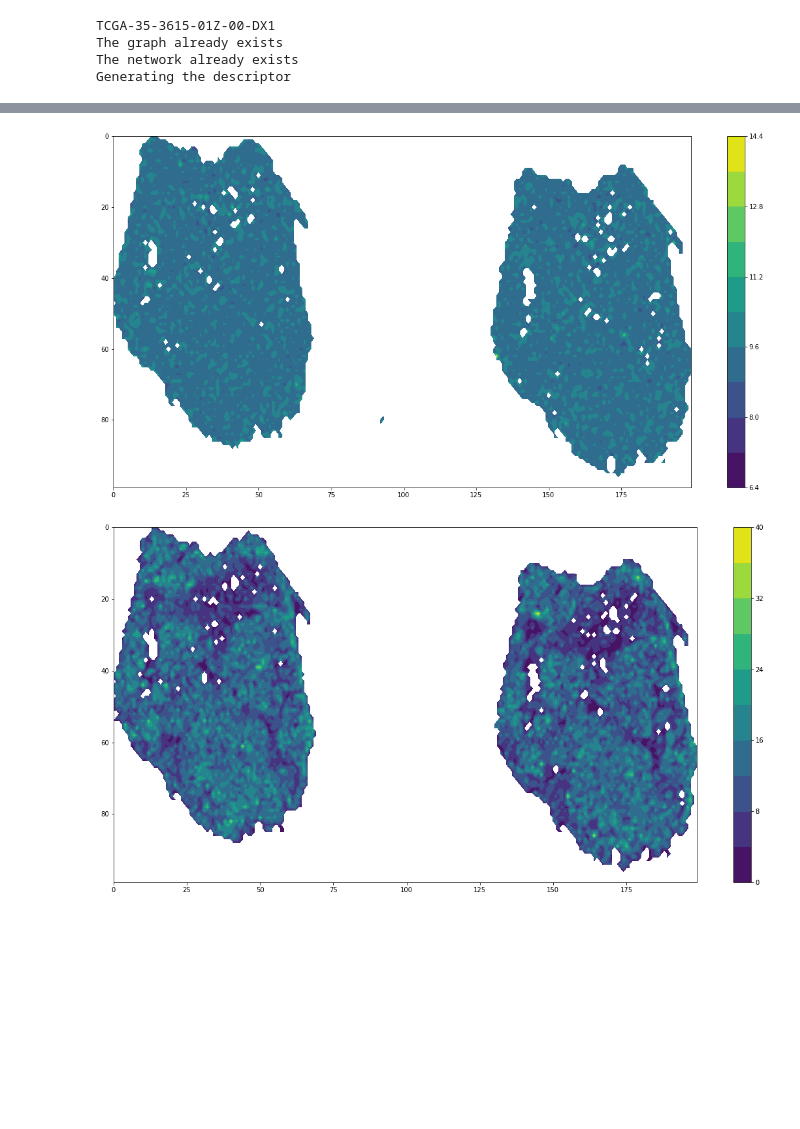
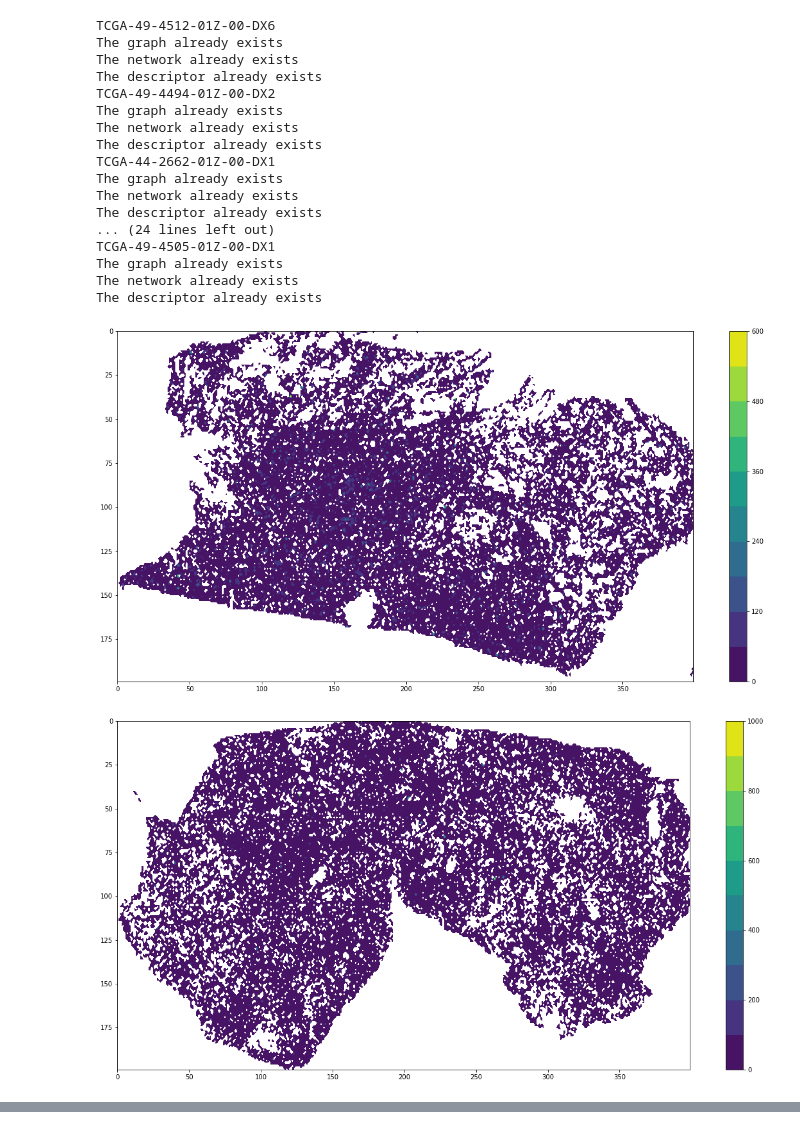
Before and after one commit to BiCroLab/WSI-analysis, a Jupyter notebook: SG/pipeline/ipynb/pipe.laplacianField.HE.ipynb, the cells around one changed output, grey strips where cells are left out. Cells and saved outputs as stored; diff of their text form; code cells hidden in the pictures; blank space fills up the shorter version.

Commit message:
addition: laplacian graph removed and edge difference added

```diff
--- a/SG/pipeline/ipynb/pipe.laplacianField.HE.ipynb
+++ b/SG/pipeline/ipynb/pipe.laplacianField.HE.ipynb
@@ -29,13 +33,13 @@ import warnings
 warnings.filterwarnings('ignore')
 # %%
 # Contour visualization
-def contourPlot(fdf,filename):
+def contourPlot(fdf,filename,aggfunc):
     # define the pivot tabel for the contour plot
     table = pd.pivot_table(fdf,
                            values='field',
                            index=['x_bin'],
                            columns=['y_bin'],
-                           aggfunc=np.sum, # take the mean of the entries in the bin
+                           aggfunc=aggfunc,
                            fill_value=None)
 
     X=table.columns.values
@@ -51,6 +55,9 @@ def contourPlot(fdf,filename):
     cbar = fig.colorbar(cs)
     plt.gca().invert_yaxis() # to vertically flip the image
     plt.savefig(filename)
+
+    image = np.array(np.nan_to_num(table.to_numpy()), dtype=np.uint16)
+    imsave(filename+".2euler.png", image)
     return
 # %%
 # Plotly contour visualization
@@ -84,7 +91,7 @@ size = 100000 # number of nuclei, use 0 value for full set
 nn = 10 # set the number of nearest neighbor in the umap-graph. Will be used in CovD as well
 # %%
 #for file in glob.glob('/home/garner1/Work/pipelines/WSI-analysis/SG/pipeline/data/HE/*.gz'):
-for file in glob.glob('../data/HE/TCGA-35-3615-01Z-00-DX1.585128eb-6652-4b05-9a83-dc8f242904a6.svs*.gz'):
+for file in glob.glob('../data/tcga.detection/*.gz')[:10]:
 #for file in glob.glob('../data/HE/test*.gz'):
 
     sample = os.path.basename(file).split(sep='.')[0]; print(sample)
@@ -120,34 +127,61 @@ for file in glob.glob('../data/HE/TCGA-35-3615-01Z-00-DX1.585128eb-6652-4b05-9a8
         print('Creating the network')
         G = nx.from_scipy_sparse_matrix(A, edge_attribute='weight')
         nx.write_gpickle(G, filename)
 
-    data = fdf[features].to_numpy() #get the morphological data
+    data = scale(fdf[features].to_numpy(), with_mean=False) #get the morphological data and rescale the data by std
 
     # Parallel generation of the local covd
     filename = '../py/ID'+str(sample)+'.size'+str(size)+'.nn'+str(nn)+'.descriptor.HE.pickle'    # the descriptor
-    if False:#path.exists(filename):
+    if path.exists(filename):
         print('The descriptor already exists')
         descriptor = pickle.load( open( filename, "rb" ) )
     else:
         print('Generating the descriptor')
         num_cores = multiprocessing.cpu_count() # numb of cores
         row_idx, col_idx = A.nonzero() # nonzero entries
         processed_list = Parallel(n_jobs=num_cores)(delayed(covd_local)(r,A,data,row_idx,col_idx)
                                                                 for r in range(A.shape[0])
                                                        )
 
         # Construct the descriptor array
         descriptor = np.zeros((len(processed_list),processed_list[0][1].shape[0]))
         for r in range(len(processed_list)):
             descriptor[r,:] = processed_list[r][1] # covd descriptors of the connected nodes
         pickle.dump( descriptor, open( filename, "wb" ) )
 
     # Construct the local Laplacian
     L = nx.laplacian_matrix(G, weight='weight') # get the Laplacian matrix
     delta_descriptor = L.dot(descriptor) # get the local differianted descriptor
     delta = norm(delta_descriptor,axis=1) # get the norm of the differential field
+
+    N = 200
+#    fdf['field'] = np.log10(delta) # define the laplacian field and mult by 0.5 because of double counting edges
+    fdf['field'] = delta # define the laplacian field and mult by 0.5 because of double counting edges
+    fdf['x_bin'] = pd.cut(fdf['Centroid X µm'], 2*N, labels=False) # define the x bin label
+    fdf['y_bin'] = pd.cut(fdf['Centroid Y µm'], N, labels=False) # define the y bin label
+
+#    filename = './ID.'+str(sample)+'.size'+str(size)+'.nn'+str(nn)+'.bin'+str(N)+'.contour.HE.median.png'
+#    contourPlot(fdf[fdf['field']<=20],filename,np.median)
+
+    filename = './ID.'+str(sample)+'.size'+str(size)+'.nn'+str(nn)+'.bin'+str(N)+'.contour.HE.sum.png'
+    contourPlot(fdf,filename,np.sum)
 # %% [output]
-TCGA-35-3615-01Z-00-DX1
+TCGA-49-4512-01Z-00-DX6
 The graph already exists
 The network already exists
-Generating the descriptor
+The descriptor already exists
+TCGA-49-4494-01Z-00-DX2
+The graph already exists
+The network already exists
+The descriptor already exists
+TCGA-44-2662-01Z-00-DX1
+The graph already exists
+The network already exists
+The descriptor already exists
+... (24 lines left out)
+TCGA-49-4505-01Z-00-DX1
+The graph already exists
+The network already exists
+The descriptor already exists
+[figure, added]
+[figure, added]
@@ -159,11 +215,0 @@ fdf['y_bin'] = pd.cut(fdf['Centroid Y µm'], N, labels=False) # define the y bin
-# %%
-filename = './ID.'+str(sample)+'.size'+str(size)+'.nn'+str(nn)+'.bin'+str(N)+'.contour.HE.png'
-contourPlot(fdf,filename)
-# %% [output]
-[figure, removed]
-# %%
-N = 100
-filename = './ID.'+str(sample)+'.size'+str(size)+'.nn'+str(nn)+'.bin'+str(N)+'.contour.HE.png'
-contourPlot(fdf,N,filename)
-# %% [output]
-[figure, removed]
```
Also changed, not shown: parts of 5 cells of this notebook, 4 other files.
